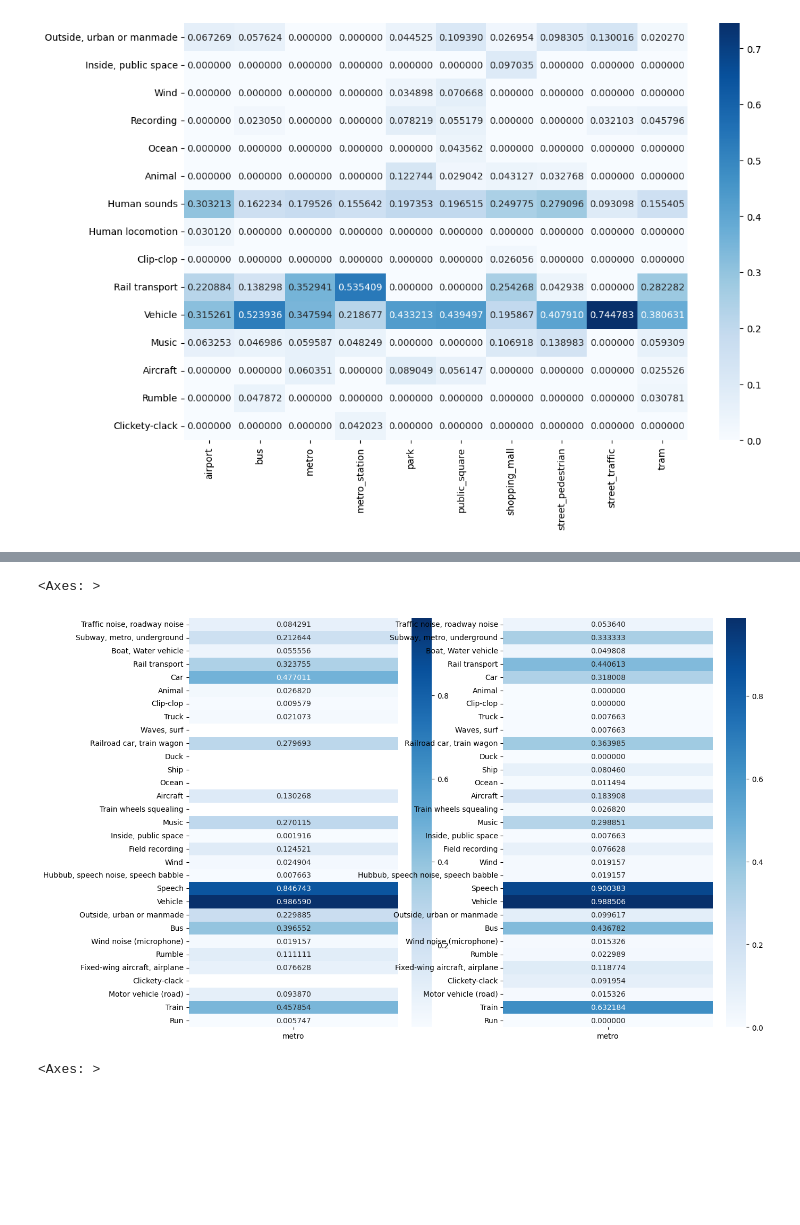
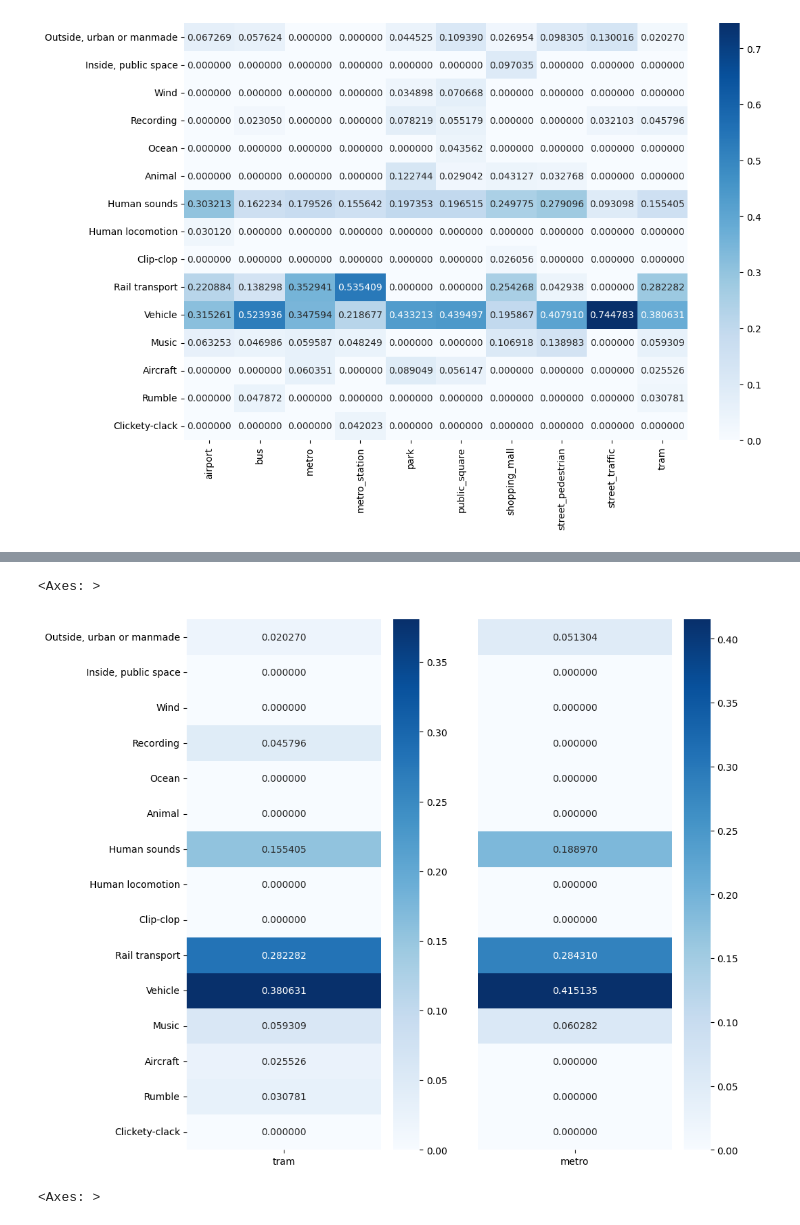
Before and after one commit to darshitttt/Scene_X_Events, a Jupyter notebook: proper_OrgSceneTags.ipynb, the cells around one changed output, grey strips where cells are left out. Cells and saved outputs as stored; diff of their text form; code cells hidden in the pictures; blank space fills up the shorter version.

Commit message:
need to further save images for the code

```diff
--- a/proper_OrgSceneTags.ipynb
+++ b/proper_OrgSceneTags.ipynb
@@ -203,18 +203,3 @@ sns.heatmap(scene_filtered_tags_counts_df, fmt='f', annot=True, cmap='Blues')
 # %% [output]
 <Axes: >
 [figure]
-# %%
-thresholded_all_tags = set()
-
-for scene in scenes:
-    for tag in all_tags:
-        if (scene_tag_counts_df[scene][tag])>0.1:
-            thresholded_all_tags.add(tag)
-# %%
-valid_indices = [index for index in thresholded_all_tags if index in scene_tag_counts_df.index]
-
-thresholded_scene_tag_counts_df = pd.DataFrame(columns=scenes, index=valid_indices)
-
-for scene in scenes:
-    for tag in valid_indices:
-        thresholded_scene_tag_counts_df[scene][tag] = scene_tag_counts_df[scene][tag]
@@ -220,0 +256,9 @@ for scene in scenes:
+# %%
+# Normalizing the filtered tags
+correct_scene_filtered_tags_count_df = pd.DataFrame.from_dict(correct_scene_filtered_tags_count)
+
+for scene in scenes:
+    total = correct_scene_filtered_tags_count_df[scene].sum()
+    #total = df['labels'].value_counts()[scene]
+    for index in scene_filtered_tags_counts_df.index:
+        correct_scene_filtered_tags_count_df[scene][index] = (correct_scene_filtered_tags_count_df[scene][index])/total
@@ -329,12 +289,12 @@ sns.heatmap(thresholded_correct_scene_tags_df, fmt='f', annot=True, cmap='Blues'
 # %%
-plt.figure(figsize=(14,10))
+plt.figure(figsize=(10,10))
 plt.subplot(1, 2, 1)
-sns.heatmap(thresholded_correct_scene_tags_df[['metro']], fmt='f', annot=True, cmap='Blues')
+sns.heatmap(scene_filtered_tags_counts_df[['tram']], fmt='f', annot=True, cmap='Blues')
 plt.subplot(1, 2, 2)
-sns.heatmap(thresholded_scene_tag_counts_df[['metro']], fmt='f', annot=True, cmap='Blues')
+sns.heatmap(correct_scene_filtered_tags_count_df[['metro']], fmt='f', annot=True, cmap='Blues', yticklabels=False)
 # %% [output]
 <Axes: >
-[figure, old version]
+[figure, new version]
 # %%
 from sklearn.metrics import confusion_matrix
 
```
Also changed, not shown: parts of 9 cells of this notebook.
